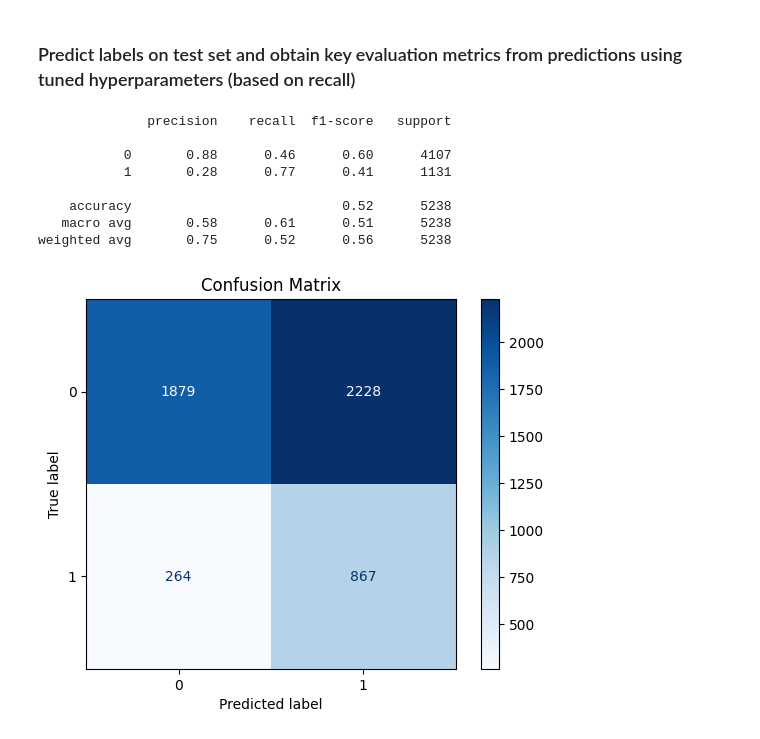
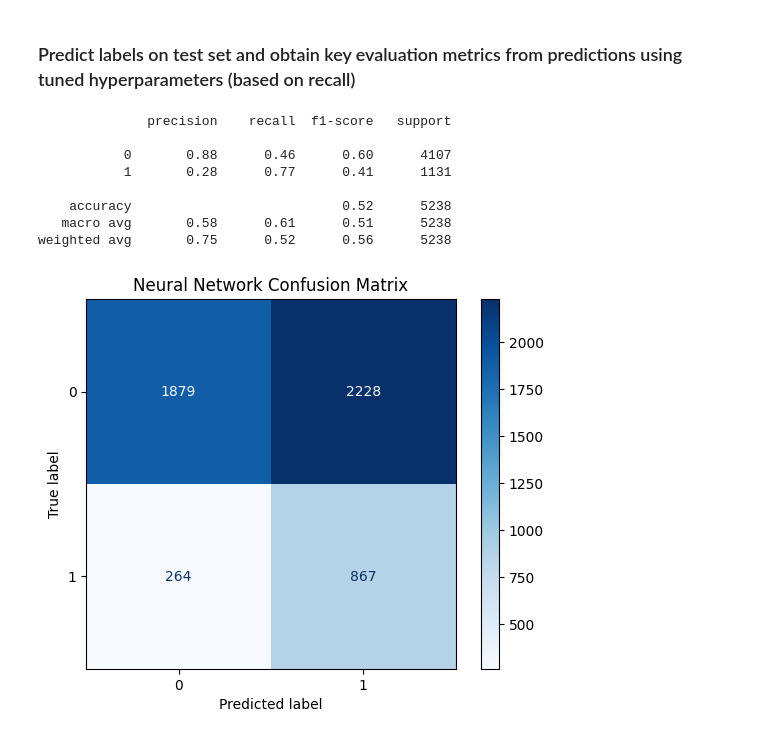
Before and after one commit to amylin1249/nypd-enforcement-gap, a Jupyter notebook: src/train_neural_network.ipynb, the cells around one changed output. Drawn from its saved outputs; the diff is of its cells as text; code cells hidden in the pictures.

Commit message:
Updated neural network:

```diff
--- a/src/train_neural_network.ipynb
+++ b/src/train_neural_network.ipynb
@@ -143,14 +136,13 @@ grid_search = GridSearchCV(
     cv=cv_split,
     verbose=0,
     return_train_score=True,
-    n_jobs=-1,
 )
 
 # Run GridSearchCV
 grid_search.fit(X_train, y_train)
 
 print(
-    f"We evaluated 3 neural widths, 2 neural depths, 2 learning rates, and 2 batch sizes across 5 cross-validation folds, totaling 120 experimental fits. Using recall as our metric, the best hyperparameters were {grid_search.best_params_}, which achieved a recall score of {grid_search.best_score_:.2f}."
+    f"We evaluated 3 neural widths, 2 neural depths, 2 learning rates, and 2 batch sizes across 5 cross-validation folds, totaling 120 experimental fits. Using recall as our metric, the best hyperparameters were {grid_search.best_params_}, which achieved a recall score of {grid_search.best_score_:.4f}."
 )
 # %% [output]
 We evaluated 3 neural widths, 2 neural depths, 2 learning rates, and 2 batch sizes across 5 cross-validation folds, totaling 120 experimental fits. Using recall as our metric, the best hyperparameters ...
@@ -265,23 +257,23 @@ dtype: float64
 # %%
 best_model = grid_search.best_estimator_
 
 y_pred = best_model.predict(X_test)
 print(classification_report(y_test, y_pred))
 
 # Create a confusion matrix
 cm = confusion_matrix(y_test, y_pred)
 fig, ax = plt.subplots()
 disp = ConfusionMatrixDisplay(confusion_matrix=cm, display_labels=best_model.classes_)
 disp.plot(cmap="Blues", values_format="d", ax=ax)
-plt.title("Confusion Matrix")
+plt.title("Neural Network Confusion Matrix")
 plt.show()
 # %% [output]
               precision    recall  f1-score   support
 
            0       0.88      0.46      0.60      4107
            1       0.28      0.77      0.41      1131
 
     accuracy                           0.52      5238
    macro avg       0.58      0.61      0.51      5238
 weighted avg       0.75      0.52      0.56      5238
-[figure, old version]
+[figure, new version]
```
Also changed, not shown: parts of 1 cell of this notebook.
